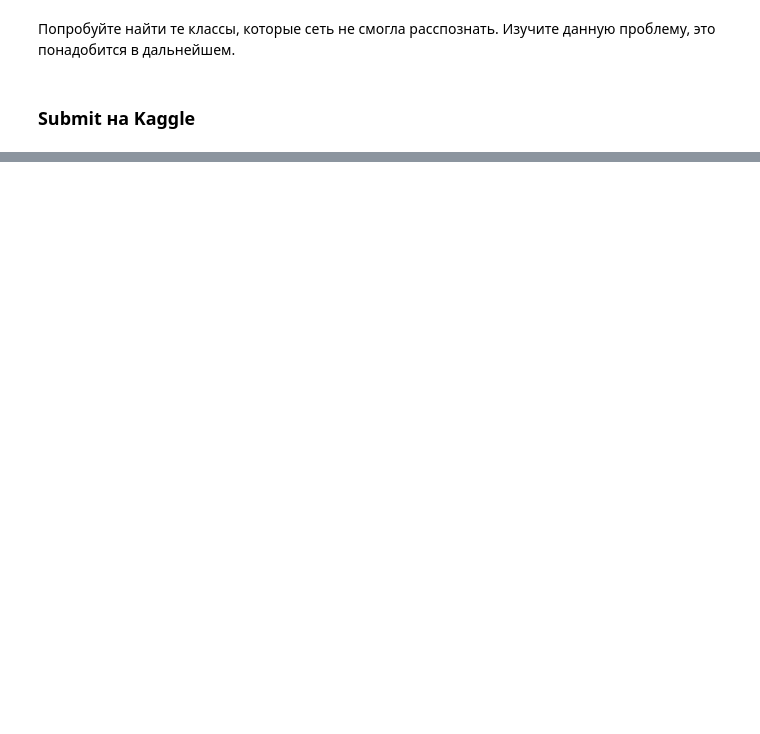
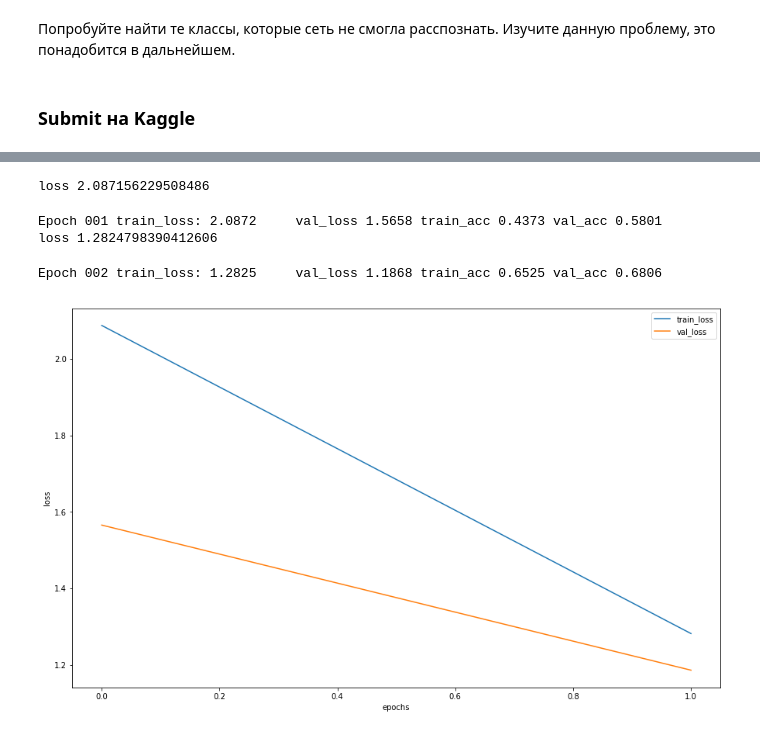
Before and after one commit to Sashmark97/Deep_Learning_School, a Jupyter notebook: [9]simpsons/simpsons_baseline_v0.ipynb, the cells around one changed output, grey strips where cells are left out. Saved outputs shown, nothing was run; the diff lists cells and outputs as text; code cells hidden in the pictures; blank space fills up the shorter version.

```diff
--- a/[9]simpsons/simpsons_baseline_v0.ipynb
+++ b/[9]simpsons/simpsons_baseline_v0.ipynb
@@ -584,0 +653,24 @@ my_submit.to_csv('gdrive/My Drive/simpsons/simple_cnn_baseline.csv', index=False
+# %%
+if val_dataset is None:
+    val_dataset = SimpsonsDataset(val_files, mode='val')
+
+train_dataset = SimpsonsDataset(train_files, mode='train')
+# %%
+history = train(train_dataset, val_dataset, model=simple_cnn, epochs=2, batch_size=64)
+# %% [output]
+loss 2.087156229508486
+Epoch 001 train_loss: 2.0872     val_loss 1.5658 train_acc 0.4373 val_acc 0.5801
+loss 1.2824798390412606
+Epoch 002 train_loss: 1.2825     val_loss 1.1868 train_acc 0.6525 val_acc 0.6806
+# %%
+loss, acc, val_loss, val_acc = zip(*history)
+# %%
+plt.figure(figsize=(15, 9))
+plt.plot(loss, label="train_loss")
+plt.plot(val_loss, label="val_loss")
+plt.legend(loc='best')
+plt.xlabel("epochs")
+plt.ylabel("loss")
+plt.show()
+# %% [output]
+[figure, added]
```
Also changed, not shown: parts of 22 cells of this notebook.
